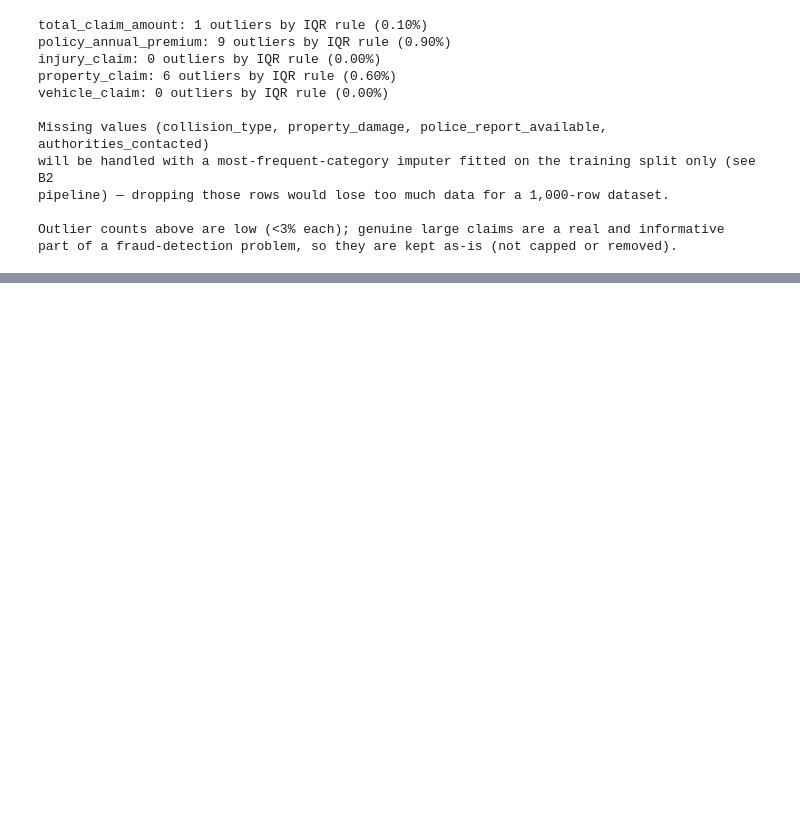
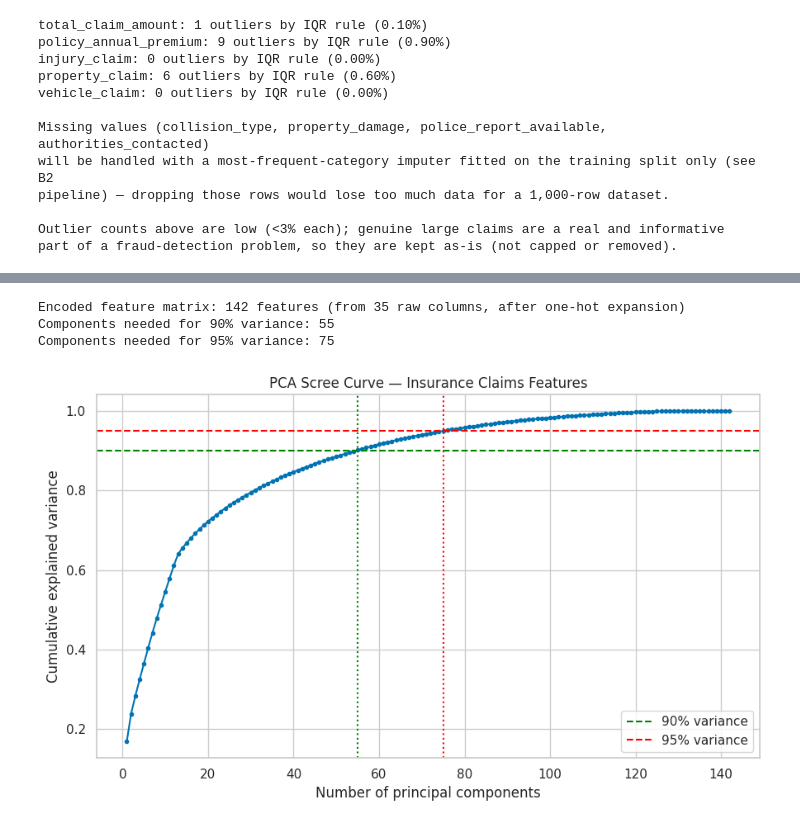
Before and after one commit to GVR2007/AI-risk-analysis, a Jupyter notebook: notebooks/classification.ipynb, the cells around one changed output, grey strips where cells are left out. Saved outputs shown, nothing was run; the diff lists cells and outputs as text; code cells hidden in the pictures; blank space fills up the shorter version.

```diff
--- a/notebooks/classification.ipynb
+++ b/notebooks/classification.ipynb
@@ -253,0 +256,17 @@ part of a fraud-detection problem, so they are kept as-is (not capped or removed
+# %%
+# Feature 1: claim_to_premium_ratio — how large the claim is relative to what the customer
+# actually pays in annual premium. A claim that dwarfs the policyholder's premium is a classic
+# red flag insurers use manually, and it is not present as a single ready-made column.
+df_clean['claim_to_premium_ratio'] = df_clean['total_claim_amount'] / (df_clean['policy_annual_premium'] + 1)
+
+# Feature 2: days_bind_to_incident — number of days between the policy being bound and the
+# incident occurring. Claims filed very soon after a policy starts ("early claims") are a
+# well-known fraud indicator in the insurance industry, so this is engineered explicitly from
+# the two raw date columns before those dates are dropped as high-cardinality raw strings.
+df_clean['policy_bind_date'] = pd.to_datetime(df_clean['policy_bind_date'])
+df_clean['incident_date'] = pd.to_datetime(df_clean['incident_date'])
+df_clean['days_bind_to_incident'] = (df_clean['incident_date'] - df_clean['policy_bind_date']).dt.days
+
+df_clean = df_clean.drop(columns=['policy_bind_date', 'incident_date'])
+
+print(df_clean[['claim_to_premium_ratio', 'days_bind_to_incident']].describe())
@@ -253,0 +325,34 @@ part of a fraud-detection problem, so they are kept as-is (not capped or removed
+# %%
+from sklearn.decomposition import PCA
+
+X_train_enc = preprocessor.fit_transform(X_train)
+X_test_enc = preprocessor.transform(X_test)
+print(f'Encoded feature matrix: {X_train_enc.shape[1]} features (from {X_train.shape[1]} raw columns, after one-hot expansion)')
+
+pca_full = PCA(random_state=RANDOM_STATE)
+pca_full.fit(X_train_enc)
+
+cum_var = np.cumsum(pca_full.explained_variance_ratio_)
+n90 = int(np.argmax(cum_var >= 0.90) + 1)
+n95 = int(np.argmax(cum_var >= 0.95) + 1)
+print(f'Components needed for 90% variance: {n90}')
+print(f'Components needed for 95% variance: {n95}')
+
+plt.figure(figsize=(9, 5.5))
+plt.plot(range(1, len(cum_var) + 1), cum_var, marker='.')
+plt.axhline(0.90, color='green', linestyle='--', label='90% variance')
+plt.axhline(0.95, color='red', linestyle='--', label='95% variance')
+plt.axvline(n90, color='green', linestyle=':')
+plt.axvline(n95, color='red', linestyle=':')
+plt.xlabel('Number of principal components')
+plt.ylabel('Cumulative explained variance')
+plt.title('PCA Scree Curve — Insurance Claims Features')
+plt.legend()
+plt.tight_layout()
+plt.savefig('../models/clf_pca_scree.png', bbox_inches='tight')
+plt.show()
+# %% [output]
+Encoded feature matrix: 142 features (from 35 raw columns, after one-hot expansion)
+Components needed for 90% variance: 55
+Components needed for 95% variance: 75
+[figure, added]
```
Also changed, not shown: parts of 5 cells of this notebook.
